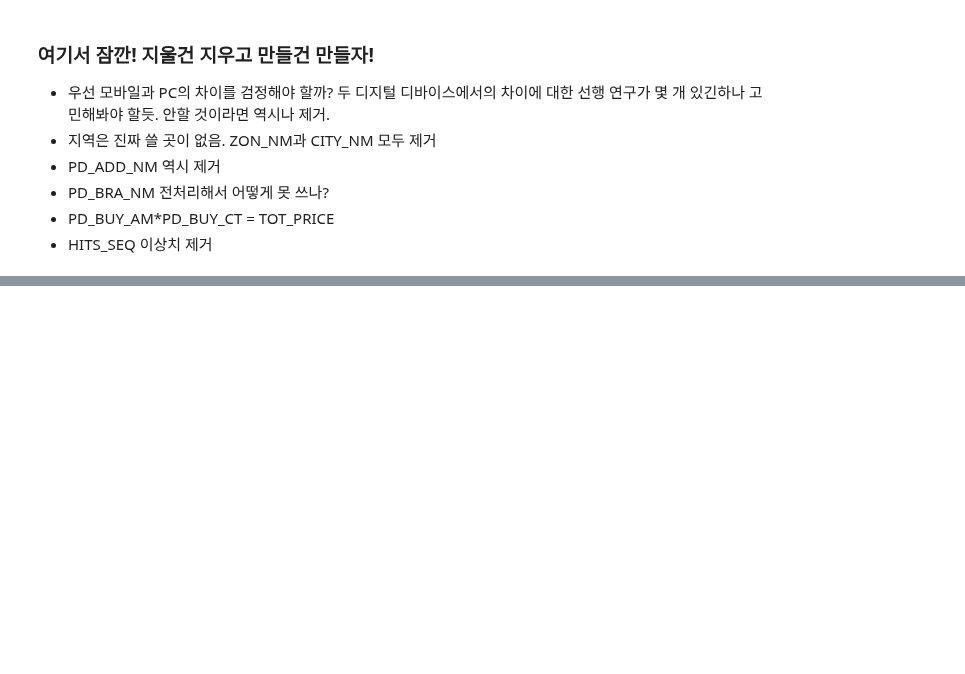
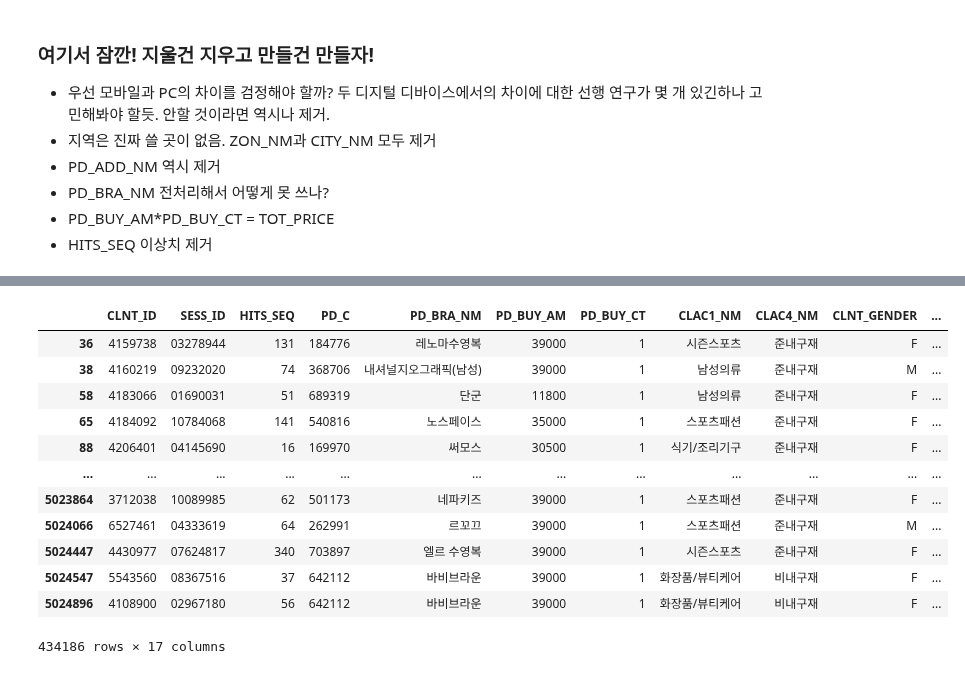
Before and after one commit to chldnjstjr/Lpoint, a Jupyter notebook: Preprocessing.ipynb, the cells around one changed output, grey strips where cells are left out. Drawn from its saved outputs; the diff is of its cells as text; code cells hidden in the pictures; blank space fills up the shorter version.

```diff
--- a/Preprocessing.ipynb
+++ b/Preprocessing.ipynb
@@ -267,0 +281,16 @@ master['TOT_PRICE'] = master['PD_BUY_AM'*'PD_BUY_CT']
+# %%
+prdmcs[prdmcs.duplicated(['CLNT_ID', 'SESS_ID', 'SESS_DT','PD_C'])]
+# %% [output]
+|  | CLNT_ID | SESS_ID | HITS_SEQ | PD_C | PD_BRA_NM | PD_BUY_AM | PD_BUY_CT | CLAC1_NM | CLAC4_NM | CLNT_GENDER | ... |
+| 36 | 4159738 | 03278944 | 131 | 184776 | 레노마수영복 | 39000 | 1 | 시즌스포츠 | 준내구재 | F | ... |
+| 38 | 4160219 | 09232020 | 74 | 368706 | 내셔널지오그래픽(남성) | 39000 | 1 | 남성의류 | 준내구재 | M | ... |
+| 58 | 4183066 | 01690031 | 51 | 689319 | 단군 | 11800 | 1 | 남성의류 | 준내구재 | F | ... |
+| 65 | 4184092 | 10784068 | 141 | 540816 | 노스페이스 | 35000 | 1 | 스포츠패션 | 준내구재 | F | ... |
+| 88 | 4206401 | 04145690 | 16 | 169970 | 써모스 | 30500 | 1 | 식기/조리기구 | 준내구재 | F | ... |
+| ... | ... | ... | ... | ... | ... | ... | ... | ... | ... | ... | ... |
+| 5023864 | 3712038 | 10089985 | 62 | 501173 | 네파키즈 | 39000 | 1 | 스포츠패션 | 준내구재 | F | ... |
+| 5024066 | 6527461 | 04333619 | 64 | 262991 | 르꼬끄 | 39000 | 1 | 스포츠패션 | 준내구재 | M | ... |
+| 5024447 | 4430977 | 07624817 | 340 | 703897 | 엘르 수영복 | 39000 | 1 | 시즌스포츠 | 준내구재 | F | ... |
+| 5024547 | 5543560 | 08367516 | 37 | 642112 | 바비브라운 | 39000 | 1 | 화장품/뷰티케어 | 비내구재 | F | ... |
+| 5024896 | 4108900 | 02967180 | 56 | 642112 | 바비브라운 | 39000 | 1 | 화장품/뷰티케어 | 비내구재 | F | ... |
+434186 rows × 17 columns
```
Also changed, not shown: parts of 18 cells of this notebook.
